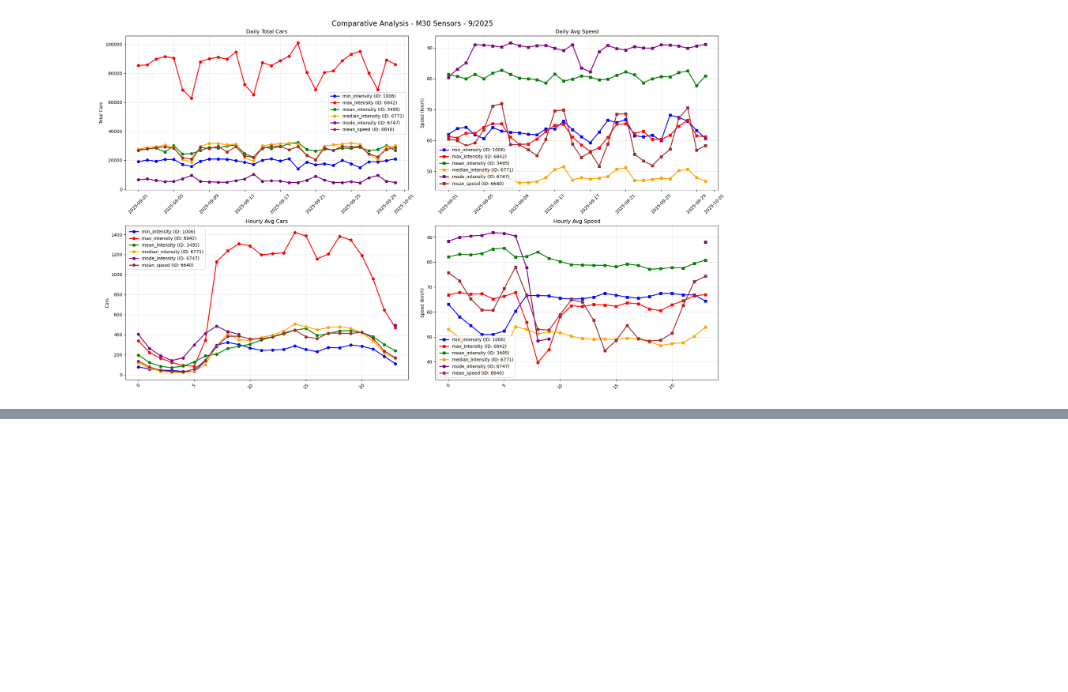
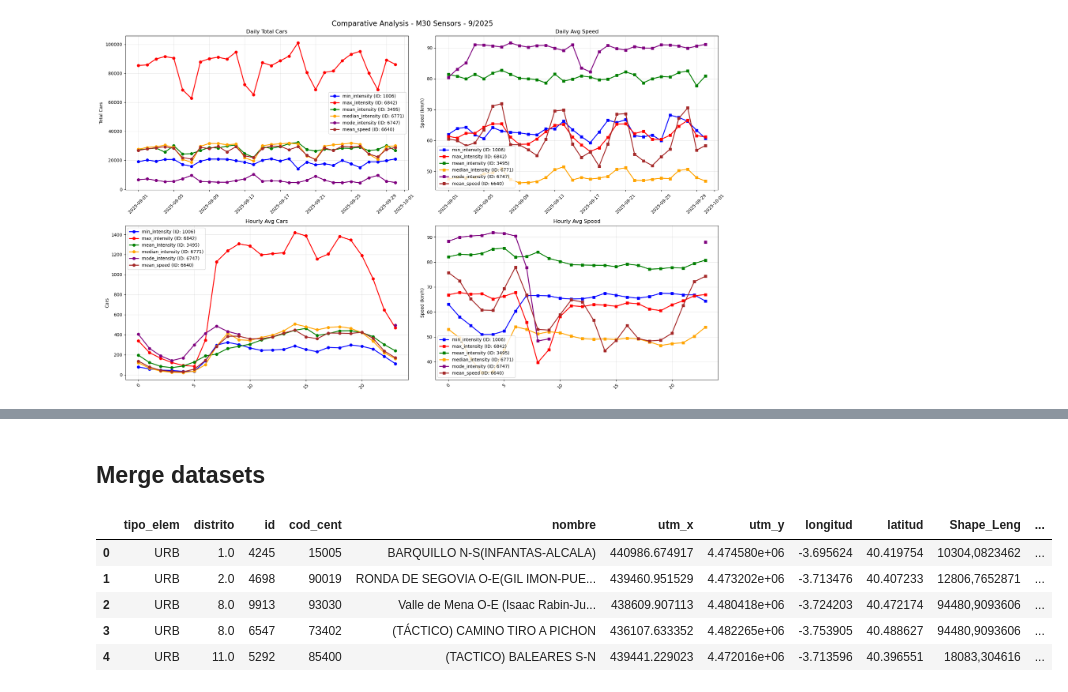
Before and after one commit to annak1800/ciudades_sostenibles, a Jupyter notebook: notebook_1.ipynb, the cells around one changed output, grey strips where cells are left out. Cells and saved outputs as stored; diff of their text form; code cells hidden in the pictures; blank space fills up the shorter version.

```diff
--- a/notebook_1.ipynb
+++ b/notebook_1.ipynb
@@ -578,0 +607,7 @@ compare_multiple_sensors(m30_data, m30_sensors, "M30")
+# %%
+# load data into pandas dataframe
+import pandas as pd
+import numpy as np
+
+distr_mad = pd.read_csv('/Users/annakober/Desktop/Uni/Master/Erasmus/Programming_cities/ciudades_sostenibles/300497-11326516-distritos-municipales-madrid.csv', sep = ',')
+ub_sens = pd.read_csv('/Users/annakober/Desktop/Uni/Master/Erasmus/Programming_cities/ciudades_sostenibles/202468-269-intensidad-trafico.csv', sep=';', encoding="latin-1") # for spanish characters
@@ -578,0 +632,13 @@ compare_multiple_sensors(m30_data, m30_sensors, "M30")
+# %% [markdown]
+## Merge datasets
+# %%
+## merge datasets to get sensor locations with district names
+merged_data = pd.merge(ub_sens, distr_mad, left_on='distrito', right_on='COD_DIS', how='left')
+merged_data.head()
+# %% [output]
+|  | tipo_elem | distrito | id | cod_cent | nombre | utm_x | utm_y | longitud | latitud | Shape_Leng | ... |
+| 0 | URB | 1.0 | 4245 | 15005 | BARQUILLO N-S(INFANTAS-ALCALA) | 440986.674917 | 4.474580e+06 | -3.695624 | 40.419754 | 10304,0823462 | ... |
+| 1 | URB | 2.0 | 4698 | 90019 | RONDA DE SEGOVIA O-E(GIL IMON-PUE... | 439460.951529 | 4.473202e+06 | -3.713476 | 40.407233 | 12806,7652871 | ... |
+| 2 | URB | 8.0 | 9913 | 93030 | Valle de Mena O-E (Isaac Rabin-Ju... | 438609.907113 | 4.480418e+06 | -3.724203 | 40.472174 | 94480,9093606 | ... |
+| 3 | URB | 8.0 | 6547 | 73402 | (TÁCTICO) CAMINO TIRO A PICHON | 436107.633352 | 4.482265e+06 | -3.753905 | 40.488627 | 94480,9093606 | ... |
+| 4 | URB | 11.0 | 5292 | 85400 | (TACTICO) BALEARES S-N | 439441.229023 | 4.472016e+06 | -3.713596 | 40.396551 | 18083,304616 | ... |
```
Also changed, not shown: parts of 15 cells of this notebook.
